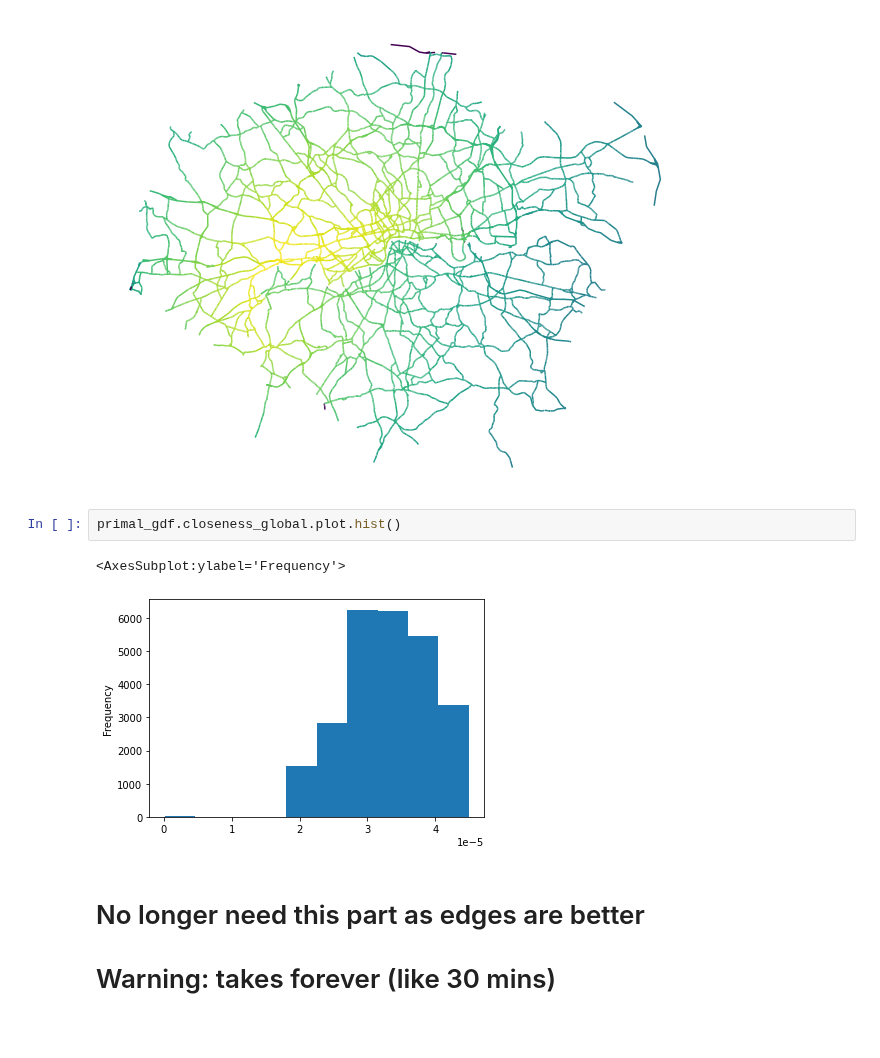
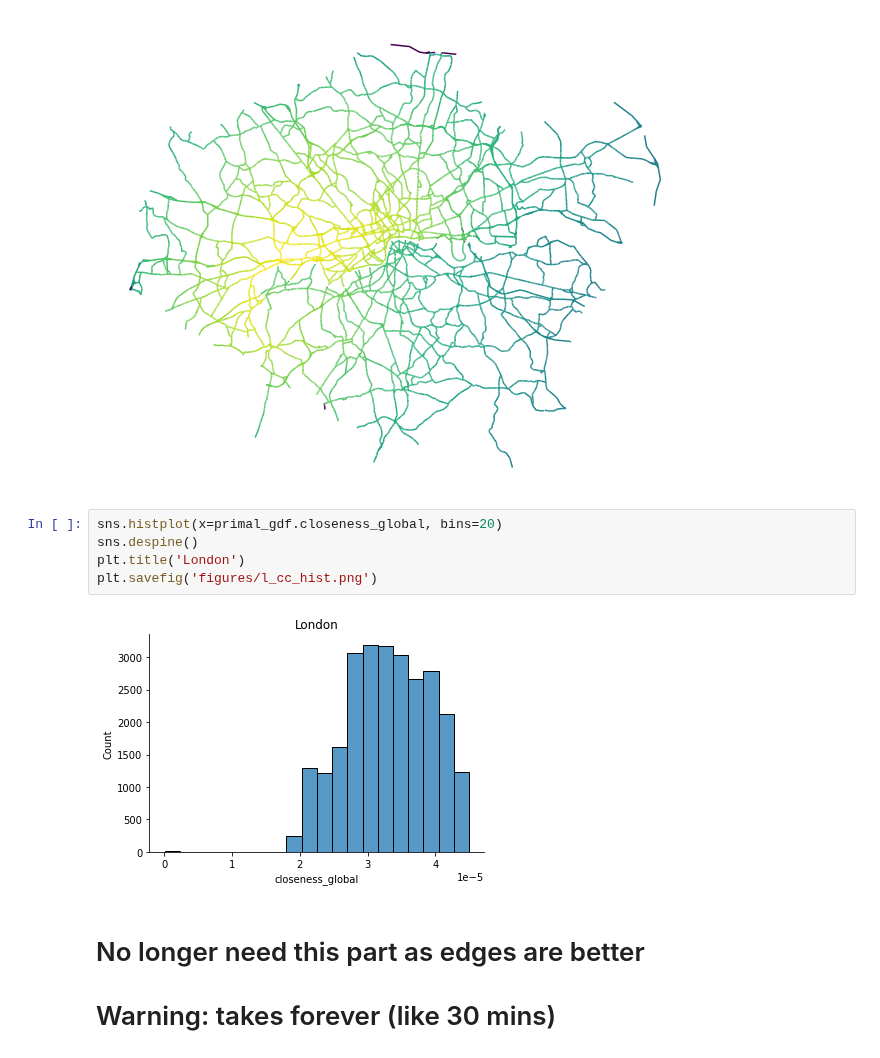
Before and after one commit to akazukin5151/comparative-accessibility, a Jupyter notebook: london centrality.ipynb, the cells around one changed output. Cells and saved outputs as stored; diff of their text form; blank space fills up the shorter version.

```diff
--- a/london centrality.ipynb
+++ b/london centrality.ipynb
@@ -115,11 +115,13 @@ plt.axis('off')
 plt.savefig('cc_l_edge.png')
 # %% [output]
 [figure]
-# %%
-primal_gdf.closeness_global.plot.hist()
-# %% [output]
-<AxesSubplot:ylabel='Frequency'>
-[figure, removed]
+# %%
+sns.histplot(x=primal_gdf.closeness_global, bins=20)
+sns.despine()
+plt.title('London')
+plt.savefig('figures/l_cc_hist.png')
+# %% [output]
+[figure, added]
 # %% [markdown]
 # No longer need this part as edges are better
 # Warning: takes forever (like 30 mins)
```
Also changed, not shown: 3 other files.
